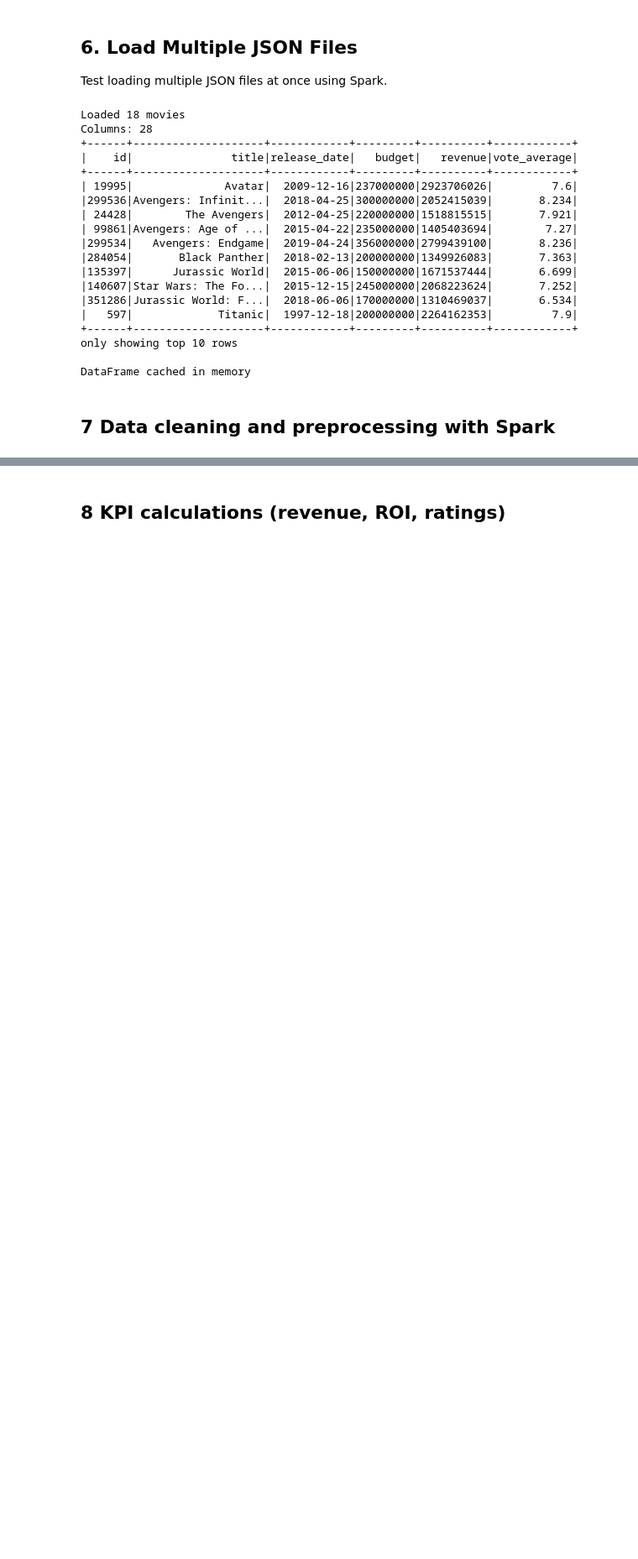
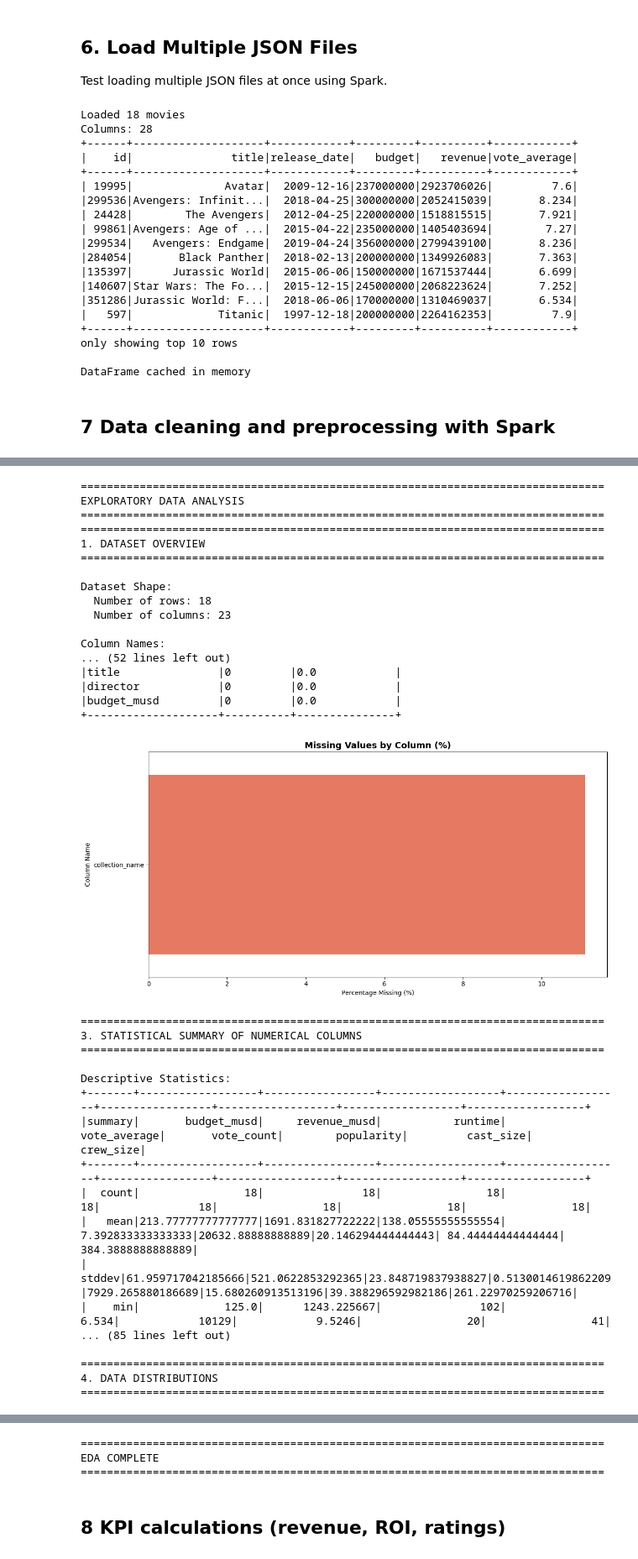
Before and after one commit to eli-bigman/tmbd_api_analysis_spark, a Jupyter notebook: notebooks/pipeline.ipynb, the cells around one changed output, grey strips where cells are left out. Shown at 84% size. Cells and saved outputs as stored; diff of their text form; code cells hidden in the pictures; blank space fills up the shorter version.

Commit message:
updated pipeline

```diff
--- a/notebooks/pipeline.ipynb
+++ b/notebooks/pipeline.ipynb
@@ -269,0 +217,57 @@ As each phase is implemented, new cells will be added to this notebook.
+# %%
+# ================================================================================
+# EXPLORATORY DATA ANALYSIS (EDA)
+# ================================================================================
+
+from src.analytics import SparkEDA
+
+# Initialize EDA analyzer
+eda = SparkEDA(spark=spark)
+
+# Run complete EDA pipeline
+eda.run_full_eda(cleaned_df)
+
+# OR run individual analyses as needed:
+# eda.dataset_overview(cleaned_df)
+# eda.missing_value_analysis(cleaned_df)
+# eda.statistical_summary(cleaned_df)
+# eda.plot_distributions(cleaned_df)
+# eda.categorical_analysis(cleaned_df)
+# eda.temporal_analysis(cleaned_df)
+# eda.correlation_analysis(cleaned_df)
+# %% [output]
+================================================================================
+EXPLORATORY DATA ANALYSIS
+================================================================================
+================================================================================
+1. DATASET OVERVIEW
+================================================================================
+
+Dataset Shape:
+  Number of rows: 18
+  Number of columns: 23
+
+Column Names:
+... (52 lines left out)
+|title               |0         |0.0            |
+|director            |0         |0.0            |
+|budget_musd         |0         |0.0            |
++--------------------+----------+---------------+
+[figure, added]
+================================================================================
+3. STATISTICAL SUMMARY OF NUMERICAL COLUMNS
+================================================================================
+
+Descriptive Statistics:
++-------+------------------+-----------------+------------------+------------------+-----------------+------------------+------------------+------------------+
+|summary|       budget_musd|     revenue_musd|           runtime|      vote_average|       vote_count|        popularity|         cast_size|         crew_size|
++-------+------------------+-----------------+------------------+------------------+-----------------+------------------+------------------+------------------+
+|  count|                18|               18|                18|                18|               18|                18|                18|                18|
+|   mean|213.77777777777777|1691.831827722222|138.05555555555554| 7.392833333333333|20632.88888888889|20.146294444444443| 84.44444444444444| 384.3888888888889|
+| stddev|61.959717042185666|521.0622853292365|23.848719837938827|0.5130014619862209|7929.265880186689|15.680260913513196|39.388296592982186|261.22970259206716|
+|    min|             125.0|      1243.225667|               102|             6.534|            10129|            9.5246|                20|                41|
+... (85 lines left out)
+
+================================================================================
+4. DATA DISTRIBUTIONS
+================================================================================
@@ -270,3 +296,6 @@ As each phase is implemented, new cells will be added to this notebook.
+================================================================================
+EDA COMPLETE
+================================================================================
 # %% [markdown]
 ## 8 KPI calculations (revenue, ROI, ratings)
 # %%
```
Also changed, not shown: parts of 11 cells of this notebook.
